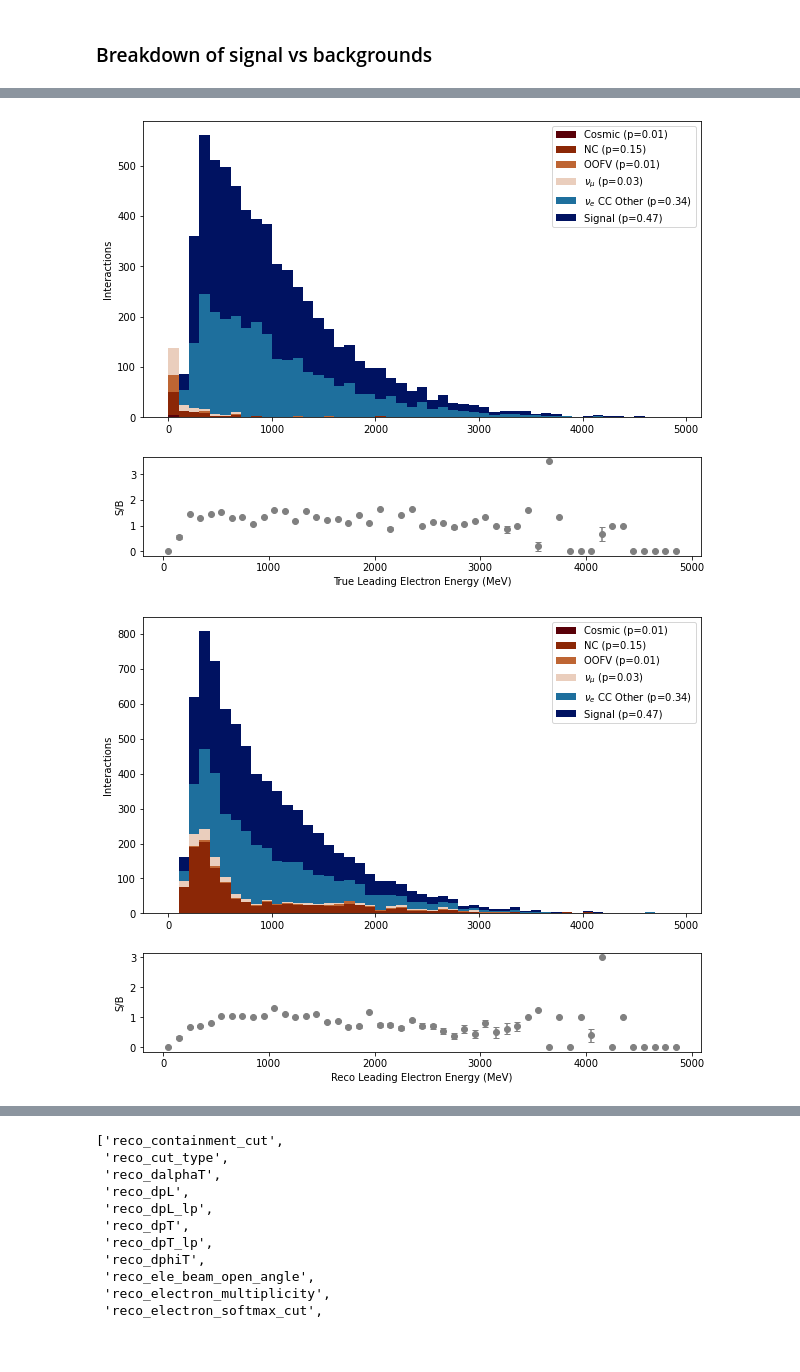
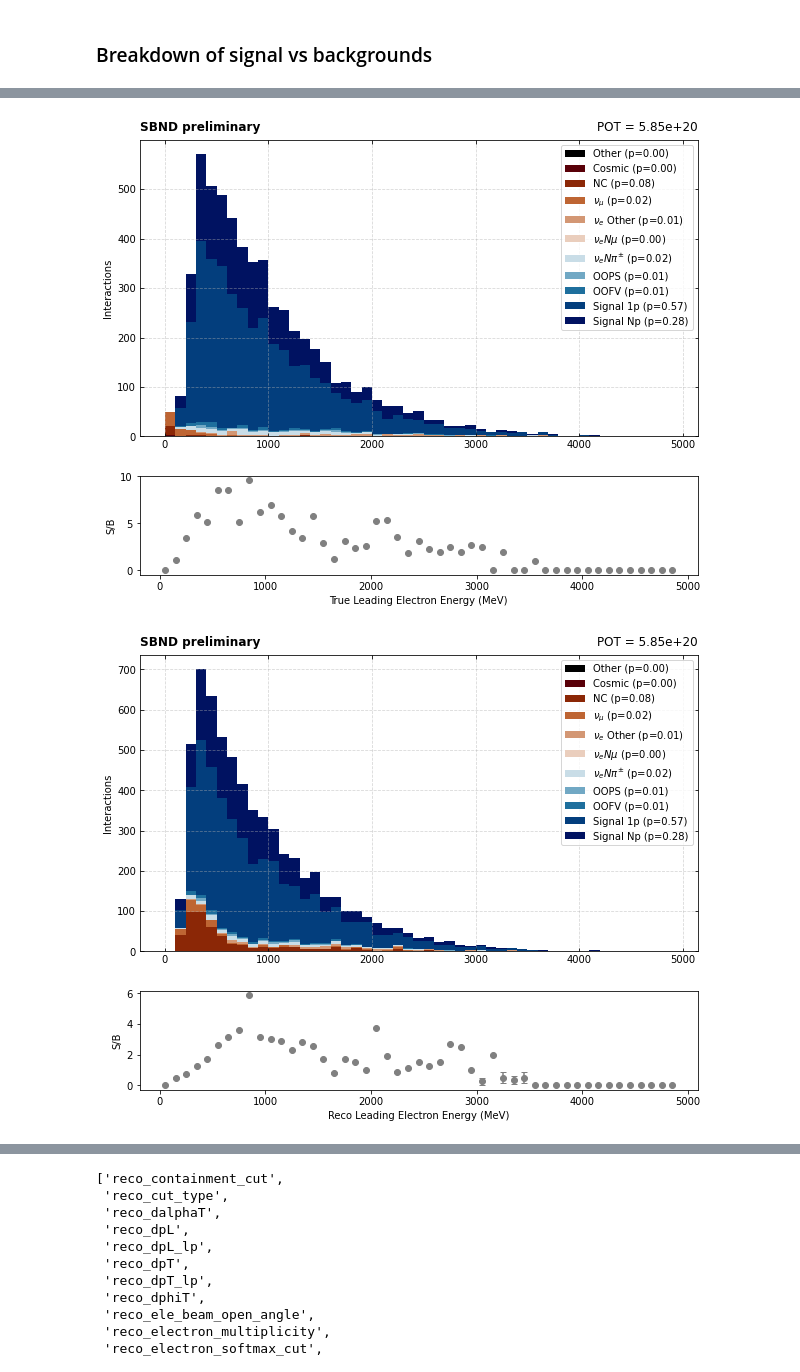
Before and after one commit to justinjmueller/medulla, a Jupyter notebook: analysis/efficiencyTest.ipynb, the cells around one changed output, grey strips where cells are left out. Cells and saved outputs as stored; diff of their text form; code cells hidden in the pictures; blank space fills up the shorter version.

```diff
--- a/analysis/efficiencyTest.ipynb
+++ b/analysis/efficiencyTest.ipynb
@@ -243,8 +329,14 @@ def get_effHists(var, tree, selections, total=None, bins=50, xmin=0, xmax=5, eff
 # fall = uproot.open("/nashome/m/micarrig/sbnd/nueCCNp/output_nueCCNp.root:events/signal/all") #1e18 sample
 # fsel = uproot.open("/nashome/m/micarrig/sbnd/nueCCNp/output_nueCCNp.root:events/signal/true_signal")
 
-fall = uproot.open("root://fndcadoor.fnal.gov:/sbnd/scratch/users/micarrig/nueCCNp_v1/output/merged_output.root:events/signal/all")
-fsel = uproot.open("root://fndcadoor.fnal.gov:/sbnd/scratch/users/micarrig/nueCCNp_v1/output/merged_output.root:events/signal/true_signal")
+fall = uproot.open("root://fndcadoor.fnal.gov:/sbnd/scratch/users/micarrig/nueCCNp_v2/output/merged_output.root:events/signal/all")
+fsel = uproot.open("root://fndcadoor.fnal.gov:/sbnd/scratch/users/micarrig/nueCCNp_v2/output/merged_output.root:events/signal/true_signal")
+
+vals, edges = uproot.open("root://fndcadoor.fnal.gov:/sbnd/scratch/users/micarrig/nueCCNp_v2/output/merged_output.root:events/signal/POT").to_numpy()
+totalPOT = vals[0] if len(vals) > 0 else None
+
+fall = uproot.open("/nashome/m/micarrig/sbnd/nueCCNp/output_nueCCNp_v2.root:events/signal/all") #debug sample
+fsel = uproot.open("/nashome/m/micarrig/sbnd/nueCCNp/output_nueCCNp_v2.root:events/signal/true_signal")
 # %%
 fall.keys()
 # %% [output]
@@ -271,7 +363,7 @@ fall.keys()
 selections = []
 selections.append(selection("reco_no_cut", "No Cut"))
 selections.append(selection("reco_fiducial_cut", "Fiducial Cut", operator='==', threshold=1, nan_val=0))
-selections.append(selection("reco_flash_time", "Flash Cut", operator='==', threshold=1, nan_val=-999, sel="np.where((branch_array > 0) & (branch_array < 1.6), 1, 0)"))
+# selections.append(selection("reco_flash_cut", "Flash Cut", operator='==', threshold=1, nan_val=-999))
 selections.append(selection("reco_valid_flashmatch", "Valid Flash Match", operator='==', threshold=1, nan_val=-999))
 selections.append(selection("reco_containment_cut", "Interaction Containment Cut"))
 # selections.append(selection("reco_has_electron", ">=1 Electron-like Particle"))
@@ -280,13 +372,16 @@ selections.append(selection("reco_leading_muon_p", "0 Muon-like Particles", oper
 # selections.append(selection("reco_no_charged_pions", "0 Charged Pion-like Particles", operator='==', threshold=1))
 selections.append(selection("reco_leading_pion_p", "0 Charged Pion-like Particles", operator='==', threshold=1, nan_val=-1, sel="np.where((branch_array < 25), 1, 0)"))
 # selections.append(selection("reco_has_proton", ">=1 Proton-like Particle"))
-selections.append(selection("reco_leading_proton_p", "Leading Proton Momentum > 25 MeV", operator='>', threshold=25, nan_val=-999))
+selections.append(selection("reco_leading_proton_p", "Leading Proton Momentum > 40 MeV", operator='>', threshold=40, nan_val=-999))
 selections.append(selection("reco_leading_electron_electron_softmax", "Leading Electron Softmax > 0.90", operator='>', threshold=0.90))
-selections.append(selection("reco_leading_electron_primary_softmax", "Leading Electron Primary Softmax > 0.97", operator='>', threshold=0.99))
+selections.append(selection("reco_leading_electron_primary_softmax", "Leading Electron Primary Softmax > 0.99", operator='>', threshold=0.99))
 selections.append(selection("reco_leading_proton_proton_softmax", "Leading Proton Softmax > 0.75", operator='>', threshold=0.75))
-selections.append(selection("reco_leading_electron_axial_spread", "Leading Electron Axial Spread > 0.1", operator='>', threshold=0.1))
-# selections.append(selection("reco_leading_photon_energy", "Leading Photon Energy < 150 MeV", operator='==', threshold=1, sel="np.where((branch_array < 50), 1, 0)", nan_val=-999))
-# selections.append(selection("reco_leading_electron_p", "Leading Electron Momentum > 300 MeV", operator='>', threshold=300))
+# selections.append(selection("reco_leading_electron_axial_spread", "Leading Electron Axial Spread > 0.1", operator='>', threshold=0.1))
+# selections.append(selection("reco_leading_photon_energy", "Leading Photon Energy < 150 MeV", operator='==', threshold=1, sel="np.where((branch_array < 150), 1, 0)", nan_val=-999))
+selections.append(selection("reco_leading_electron_p", "Leading Electron Momentum > 75 MeV", operator='>', threshold=75))
+selections.append(selection("reco_leading_electron_vertex_distance", "Leading Electron Vertex Distance < 3.5 cm", operator='<', threshold=3.5))
+selections.append(selection("reco_leading_electron_start_dedx", "Leading Electron dEdx < 4 MeV/cm", operator='<', threshold=4))
+
 
 true_selections = []
 true_selections.append(selection("true_fiducial_cut", "True Fiducial Cut"))
@@ -338,4 +436,7 @@ applied new branch np.where((branch_array < 25), 1, 0) [0 1 1 ... 0 1 1]
 # %%
-labels = {0: 'Signal', 1: r'$\nu_{e}$ CC Other', 2: r'$\nu_{\mu}$', 3: 'OOFV', 4: 'NC', 5: 'Cosmic'}
-category_colors = ['#001261', '#1E6F9D', '#EACEBD', '#BE6533','#8B2706', '#590008']
+# labels = {0: 'Signal', 1: r'$\nu_{e}$ CC Other', 2: r'$\nu_{\mu}$', 3: 'OOFV', 4: 'NC', 5: 'Cosmic'}
+# category_colors = ['#001261', '#1E6F9D', '#EACEBD', '#BE6533','#8B2706', '#590008']
+
+labels = {0: 'Signal Np', 1: 'Signal 1p', 2: 'OOFV', 3: 'OOPS', 4: r'$\nu_{e}N\pi^{\pm}$', 5: r'$\nu_eN\mu$', 6: r'$\nu_{e}$ Other', 7: r'$\nu_{\mu}$', 8: 'NC', 9: 'Cosmic', 10: 'Other'}
+category_colors = ['#001261', '#033E7D', '#1E6F9D', '#71A8C4', '#C9DDE7', '#EACEBD', '#D39774', '#BE6533', '#8B2706', '#590008', '#000000'] #vik
 # %%
@@ -596,17 +664,18 @@ ax, fig = plot_hist(
 # %%
 true_leading_electron_energy = fall['true_leading_electron_energy'].array(library="np")
 true_leading_electron_energy_sel = true_leading_electron_energy[sel_mask]
 
 ax, fig = plot_hist(
     vals=true_leading_electron_energy_sel,
     bins=np.arange(0, 5000, 100),
     labels=labels,
     colors=category_colors,
     truth_category=true_category_sel,
-    title="True Leading Electron Energy (MeV)"
+    title="True Leading Electron Energy (MeV)",
+    POT = totalPOT
 )
 # %% [output]
-[figure, old version]
+[figure, new version]
 # %%
 vals = fall['reco_leading_electron_energy'].array(library="np")
 vals_sel = vals[sel_mask]
@@ -617,10 +686,11 @@ ax, fig = plot_hist(
     labels=labels,
     colors=category_colors,
     truth_category=true_category_sel,
-    title="Reco Leading Electron Energy (MeV)"
+    title="Reco Leading Electron Energy (MeV)",
+    POT = totalPOT
 )
 # %% [output]
-[figure, old version]
+[figure, new version]
 # %%
 vals = fall['reco_leading_electron_p'].array(library="np")
 vals_sel = vals[sel_mask]
```
Also changed, not shown: parts of 52 cells of this notebook, 5 other files.
